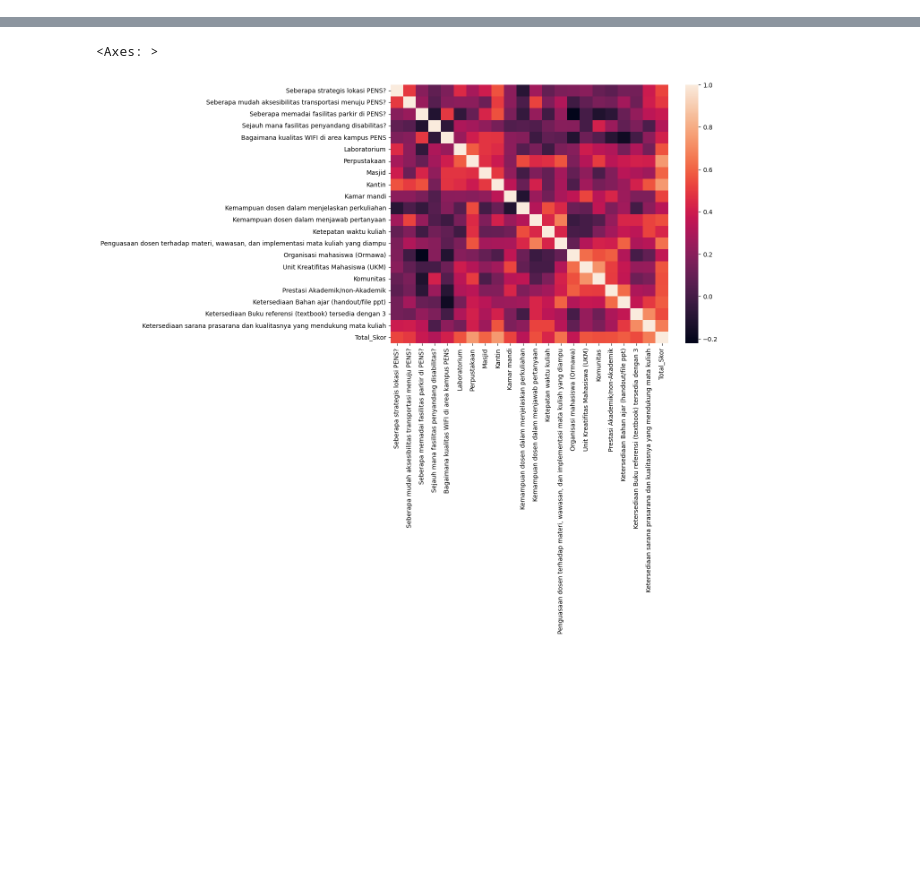
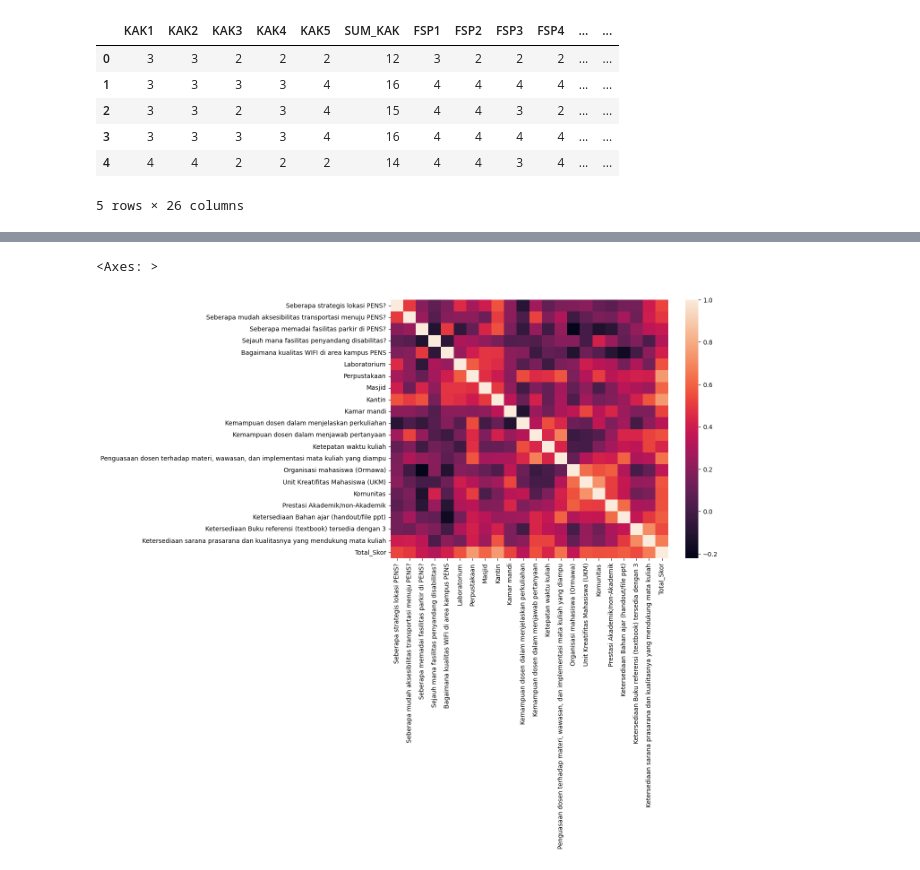
Before and after one commit to RizkyAlde/Analisa-Statistika-Terapan-S3, a Jupyter notebook: Project 4/Before Validasi/AST W10.1.ipynb, the cells around one changed output, grey strips where cells are left out. Drawn from its saved outputs; the diff is of its cells as text; code cells hidden in the pictures; blank space fills up the shorter version.

```diff
--- a/Project 4/Before Validasi/AST W10.1.ipynb
+++ b/Project 4/Before Validasi/AST W10.1.ipynb
@@ -67,0 +42,11 @@ Total_Skor                                            1.000000
+# %%
+dfq = df.drop(columns = (['Timestamp', 'Nama Lengkap', 'NRP', 'Program Studi']))
+dfq.head()
+# %% [output]
+|  | KAK1 | KAK2 | KAK3 | KAK4 | KAK5 | SUM_KAK | FSP1 | FSP2 | FSP3 | FSP4 | ... | ... |
+| 0 | 3 | 3 | 2 | 2 | 2 | 12 | 3 | 2 | 2 | 2 | ... | ... |
+| 1 | 3 | 3 | 3 | 3 | 4 | 16 | 4 | 4 | 4 | 4 | ... | ... |
+| 2 | 3 | 3 | 2 | 3 | 4 | 15 | 4 | 4 | 3 | 2 | ... | ... |
+| 3 | 3 | 3 | 3 | 3 | 4 | 16 | 4 | 4 | 4 | 4 | ... | ... |
+| 4 | 4 | 4 | 2 | 2 | 2 | 14 | 4 | 4 | 3 | 4 | ... | ... |
+5 rows × 26 columns
```
Also changed, not shown: parts of 22 cells of this notebook.
